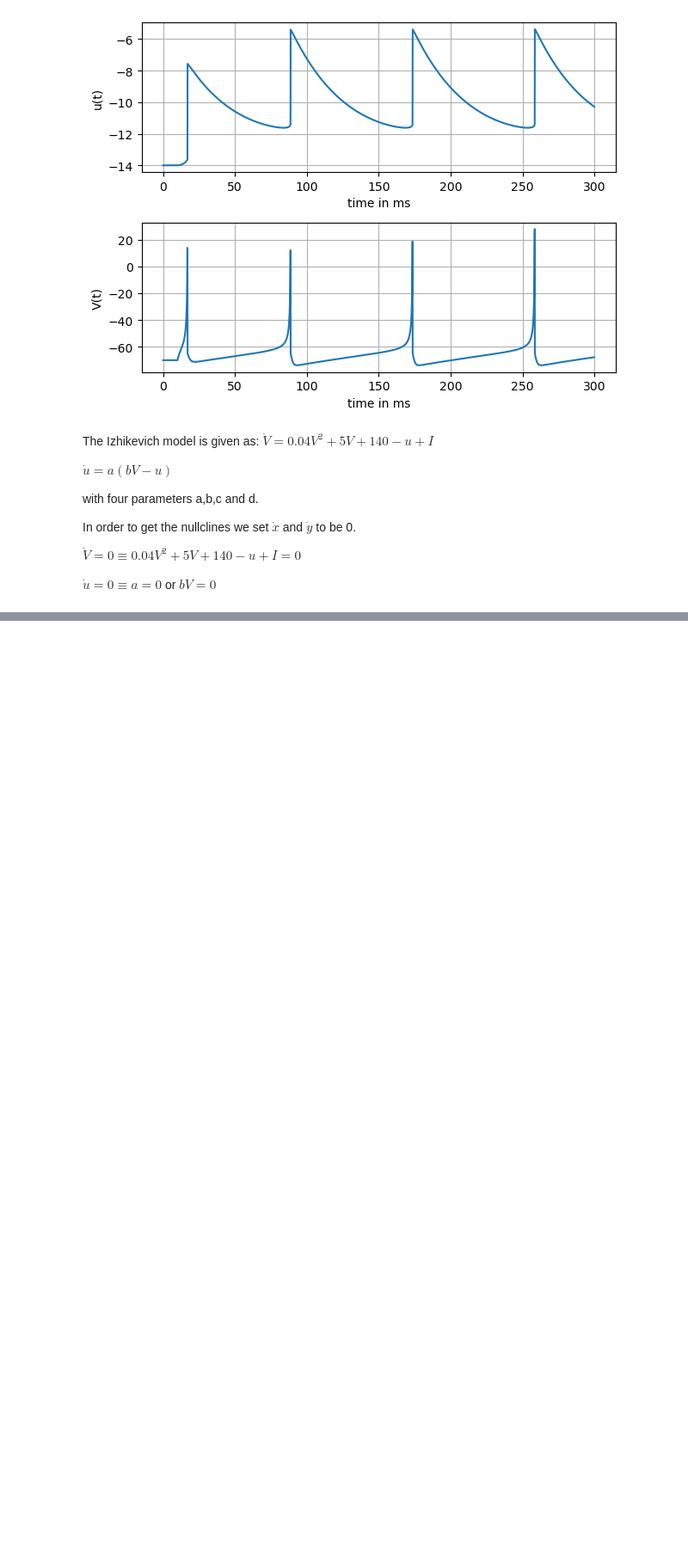
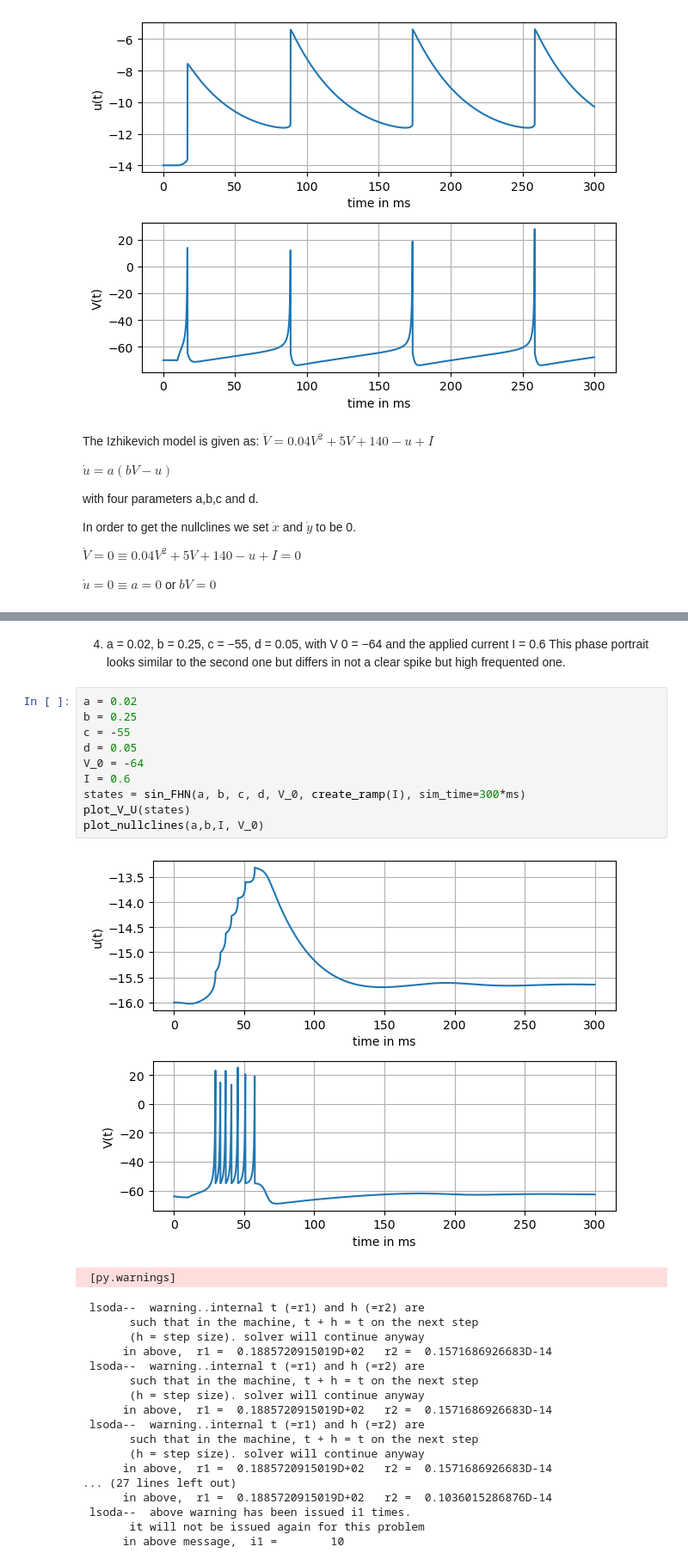
Before and after one commit to anbebe/NeurodynamicsHA, a Jupyter notebook: HW_5.ipynb, the cells around one changed output, grey strips where cells are left out. Shown at 86% size. Drawn from its saved outputs; the diff is of its cells as text; blank space fills up the shorter version.

Commit message:
second question except correct trajectories

```diff
--- a/HW_5.ipynb
+++ b/HW_5.ipynb
@@ -125,0 +224,33 @@ plt.show()
+# %% [markdown]
+4) a = 0.02, b = 0.25, c = −55, d = 0.05, with V 0 = −64 and the applied current I = 0.6
+This phase portrait looks similar to the second one but differs in not a clear spike but high frequented one.
+# %%
+a = 0.02
+b = 0.25
+c = -55
+d = 0.05
+V_0 = -64
+I = 0.6
+states = sin_FHN(a, b, c, d, V_0, create_ramp(I), sim_time=300*ms)
+plot_V_U(states)
+plot_nullclines(a,b,I, V_0)
+# %% [output]
+[figure, added]
+ [py.warnings]
+ lsoda--  warning..internal t (=r1) and h (=r2) are
+       such that in the machine, t + h = t on the next step
+       (h = step size). solver will continue anyway
+      in above,  r1 =  0.1885720915019D+02   r2 =  0.1571686926683D-14
+ lsoda--  warning..internal t (=r1) and h (=r2) are
+       such that in the machine, t + h = t on the next step
+       (h = step size). solver will continue anyway
+      in above,  r1 =  0.1885720915019D+02   r2 =  0.1571686926683D-14
+ lsoda--  warning..internal t (=r1) and h (=r2) are
+       such that in the machine, t + h = t on the next step
+       (h = step size). solver will continue anyway
+      in above,  r1 =  0.1885720915019D+02   r2 =  0.1571686926683D-14
+... (27 lines left out)
+      in above,  r1 =  0.1885720915019D+02   r2 =  0.1036015286876D-14
+ lsoda--  above warning has been issued i1 times.
+       it will not be issued again for this problem
+      in above message,  i1 =        10
```
Also changed, not shown: parts of 11 cells of this notebook.
